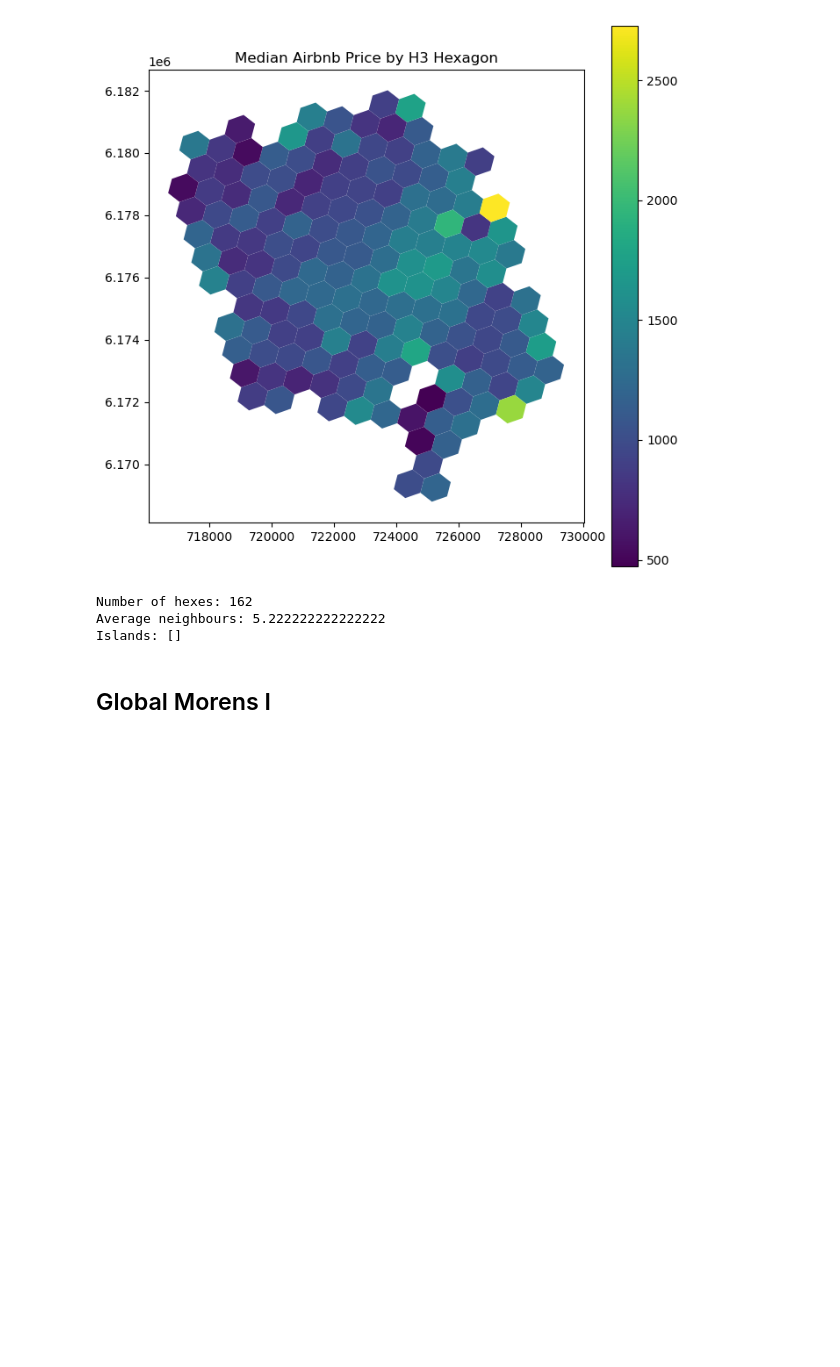
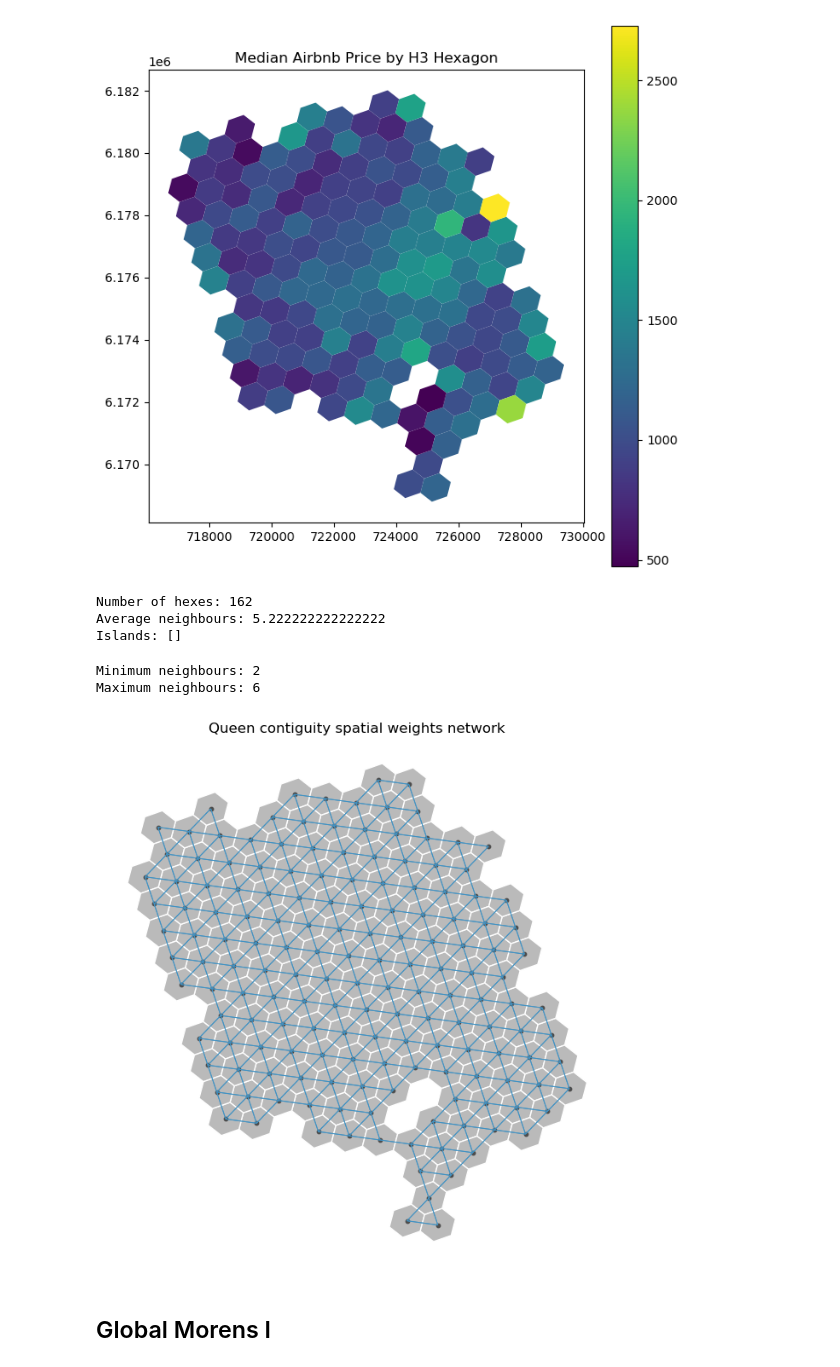
Before and after one commit to RichardKentos/copenhagen-airbnb-gds, a Jupyter notebook: autocorrelation.ipynb, the cells around one changed output. Cells and saved outputs as stored; diff of their text form; code cells hidden in the pictures; blank space fills up the shorter version.

Commit message:
network

```diff
--- a/autocorrelation.ipynb
+++ b/autocorrelation.ipynb
@@ -39,6 +39,39 @@ print("Islands:", w_queen.islands)
 Number of hexes: 162
 Average neighbours: 5.222222222222222
 Islands: []
+# %%
+# Number of neighbours for each hexagon
+neighbor_counts = [len(neigh) for neigh in w_queen.neighbors.values()]
+
+print("Minimum neighbours:", min(neighbor_counts))
+print("Maximum neighbours:", max(neighbor_counts))
+# %% [output]
+Minimum neighbours: 2
+Maximum neighbours: 6
+# %%
+from splot.libpysal import plot_spatial_weights
+
+fig, ax = plt.subplots(figsize=(8,8))
+
+hex_gdf.plot(
+    facecolor="lightgrey",
+    edgecolor="white",
+    linewidth=0.5,
+    ax=ax
+)
+
+plot_spatial_weights(
+    w_queen,
+    hex_gdf,
+    ax=ax
+)
+
+ax.set_title("Queen contiguity spatial weights network")
+ax.set_axis_off()
+
+plt.show()
+# %% [output]
+[figure, added]
 # %% [markdown]
 ## Global Morens I
 # %%
```
